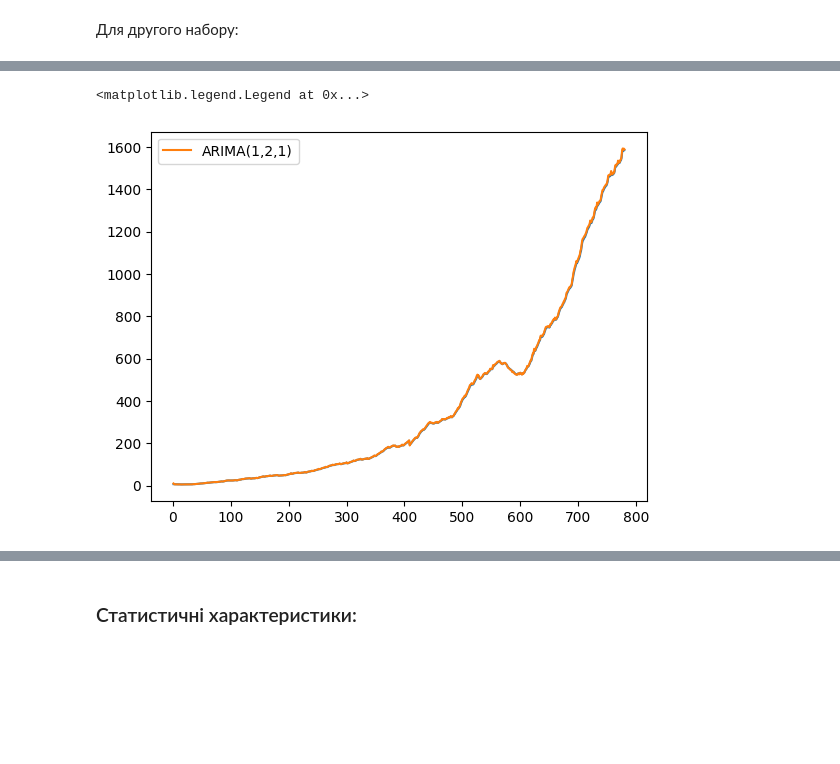
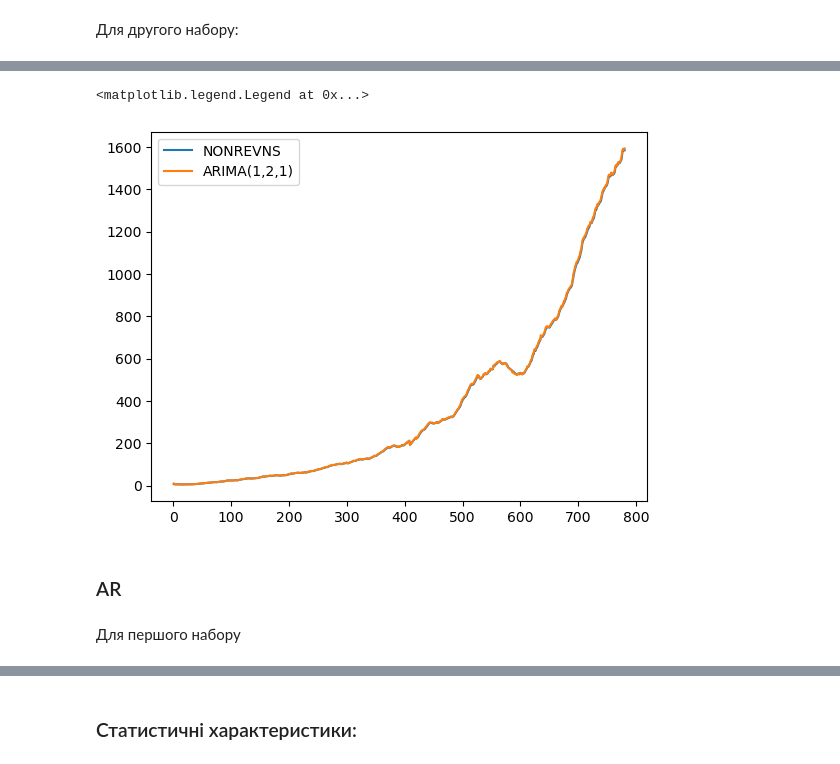
Before and after one commit to HutoRr/ATS, a Jupyter notebook: АЧР лабораторна №4.ipynb, the cells around one changed output, grey strips where cells are left out. Drawn from its saved outputs; the diff is of its cells as text; code cells hidden in the pictures; blank space fills up the shorter version.

```diff
--- a/АЧР лабораторна №4.ipynb
+++ b/АЧР лабораторна №4.ipynb
@@ -68,7 +70,5 @@ y(k)= 1.3923013887777158 * k
 # %% [markdown]
 Спробуємо лінійний тренд для nonrev
 # %%
-nonrev_x=np.arange(1, len(nonrev_train)+1)
-nonrev_x= nonrev_x[:,np.newaxis]
-nonrev_y= nonrev_train[:,np.newaxis]
+nonrev_x_axis_values=np.arange(1, len(nonrev_train)+1)
 # %%
@@ -333,6 +317,7 @@ Warnings:
 [1] Covariance matrix calculated using the outer product of gradients (complex-step).
 # %%
 p, d, q = 1, 2, 1
-P, D, Q, s = 1, 0, 1, 12
-arima_model_nonrev = ARIMA(nonrev_y, order=(p, d, q), trend='n') # seasonal_order=(P, D, Q, s),
-model4_2 = arima_model_nonrev.fit()
+P, D, Q, s = 2, 0, 2, 12
+arima_model_nonrev = ARIMA(nonrev_train, order=(p, d, q), seasonal_order=(P, D, Q, s), trend='n') # seasonal_order=(P, D, Q, s),
+arima_model_nonrev = arima_model_nonrev.fit()
+predict_on_arima_nonrev = arima_model_nonrev.predict(start=1, end=len(nonrev_train))
@@ -341,7 +324,11 @@ arima_nonrev = model4_2.predict(start=1, end=len(nonrev_train), exog=nonrev_trai
 # %%
-plt.plot(nonrev_x, nonrev_train)
-plt.plot(nonrev_x, arima_nonrev, label=f'ARIMA({p},{d},{q})')
+plt.plot(nonrev_x_axis_values, nonrev_train, label='NONREVNS')
+plt.plot(nonrev_x_axis_values, predict_on_arima_nonrev, label=f'ARIMA({p},{d},{q})')
 plt.legend()
 # %% [output]
 <matplotlib.legend.Legend at 0x...>
-[figure, old version]
+[figure, new version]
+# %% [markdown]
+### AR
+# %% [markdown]
+Для першого набору
```
Also changed, not shown: parts of 111 cells of this notebook, 2 other files.
